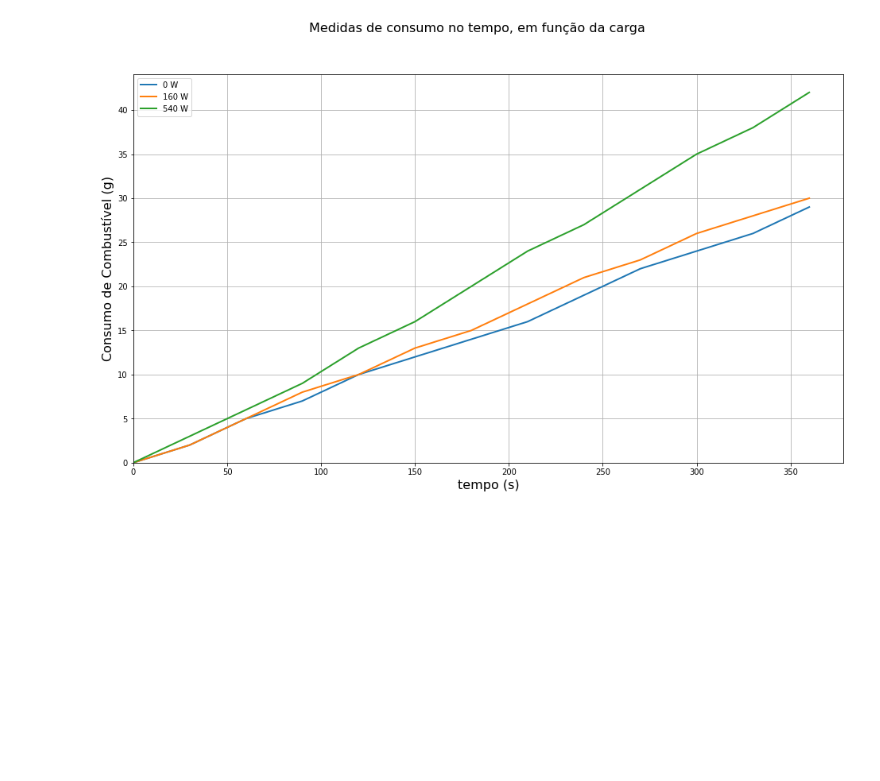
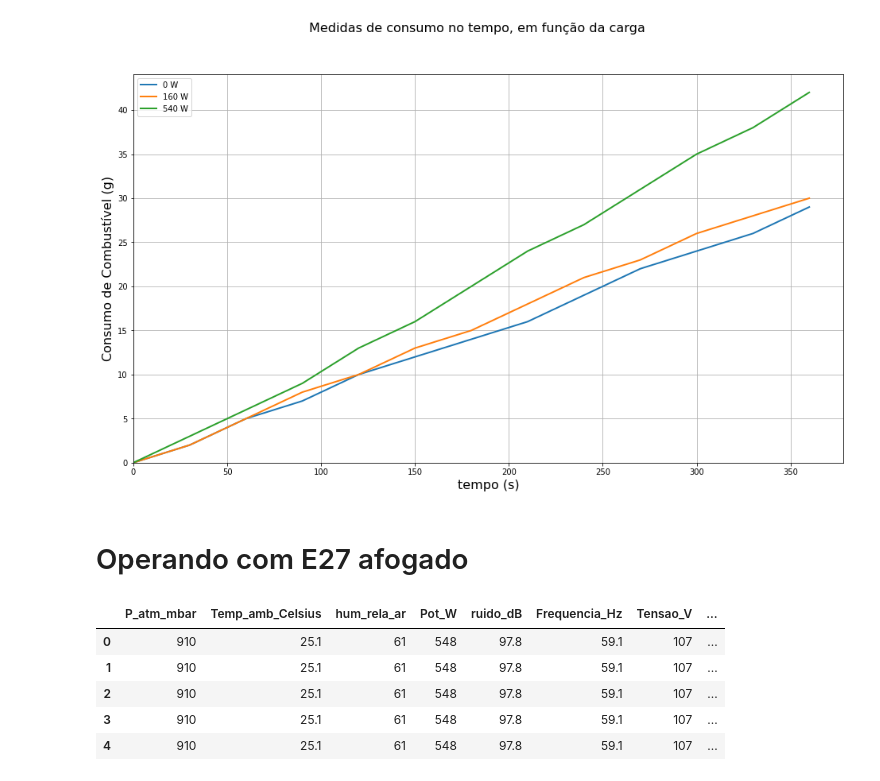
Before and after one commit to Esterci/Engenharia_Mecanica_UFJF, a Jupyter notebook: 13_periodo/motores/relatorio_consumo_gerador.ipynb, the cells around one changed output. Saved outputs shown, nothing was run; the diff lists cells and outputs as text; code cells hidden in the pictures; blank space fills up the shorter version.

```diff
--- a/13_periodo/motores/relatorio_consumo_gerador.ipynb
+++ b/13_periodo/motores/relatorio_consumo_gerador.ipynb
@@ -57,3 +59,16 @@ plt.show()
 fig.savefig('Figures/Consumo.png', bbox_inches='tight')
 # %% [output]
 [figure]
+# %% [markdown]
+# Operando com E27 afogado
+# %%
+df_ensaio_2 = pd.read_csv("ETANOL_Dados_do_Ensaio_do_Grupo_Gerador_G1300P.csv")
+
+df_ensaio_2.head()
+# %% [output]
+|  | P_atm_mbar | Temp_amb_Celsius | hum_rela_ar | Pot_W | ruido_dB | Frequencia_Hz | Tensao_V | ... |
+| 0 | 910 | 25.1 | 61 | 548 | 97.8 | 59.1 | 107 | ... |
+| 1 | 910 | 25.1 | 61 | 548 | 97.8 | 59.1 | 107 | ... |
+| 2 | 910 | 25.1 | 61 | 548 | 97.8 | 59.1 | 107 | ... |
+| 3 | 910 | 25.1 | 61 | 548 | 97.8 | 59.1 | 107 | ... |
+| 4 | 910 | 25.1 | 61 | 548 | 97.8 | 59.1 | 107 | ... |
```
Also changed, not shown: parts of 5 cells of this notebook, 41 other files.
